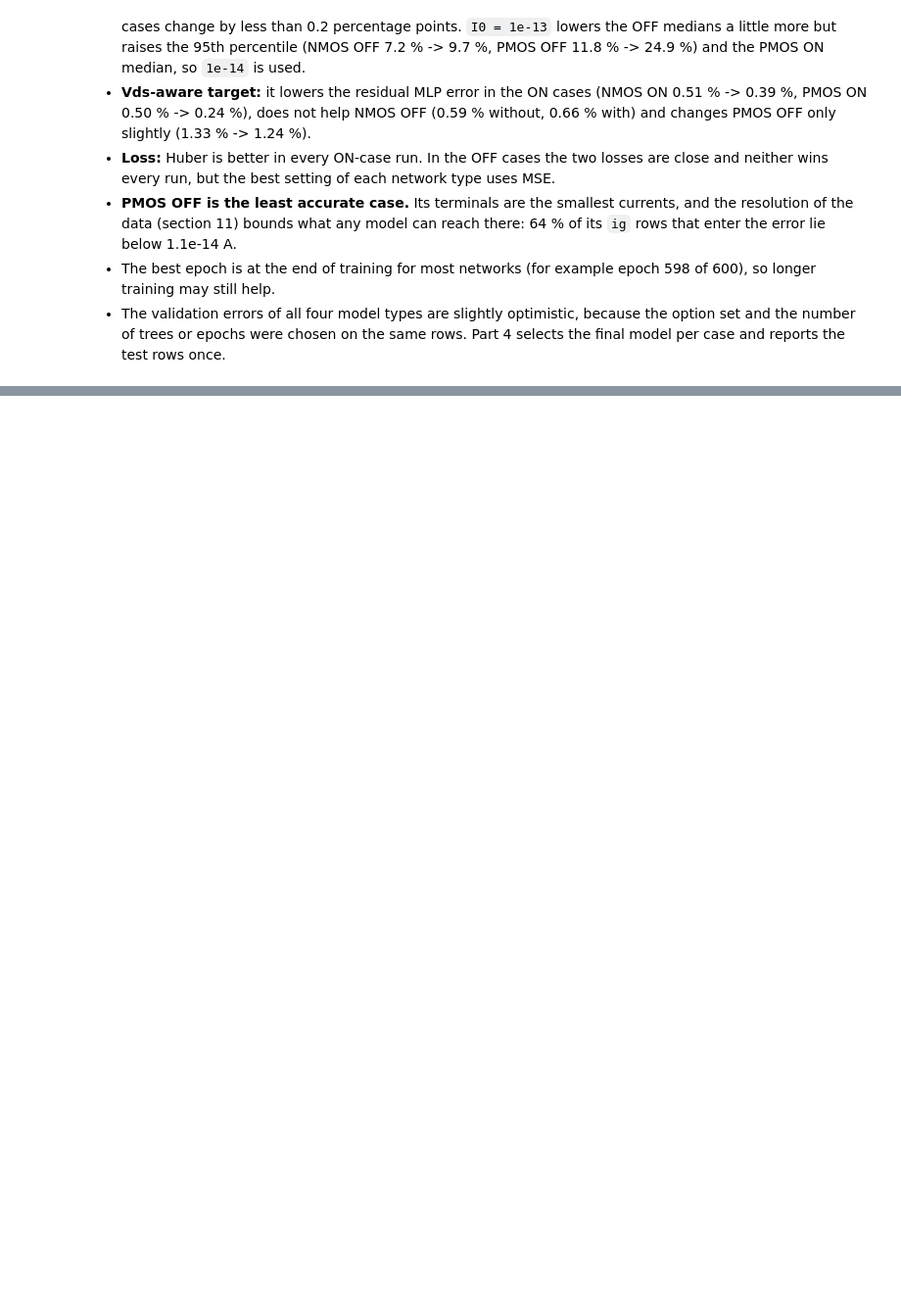
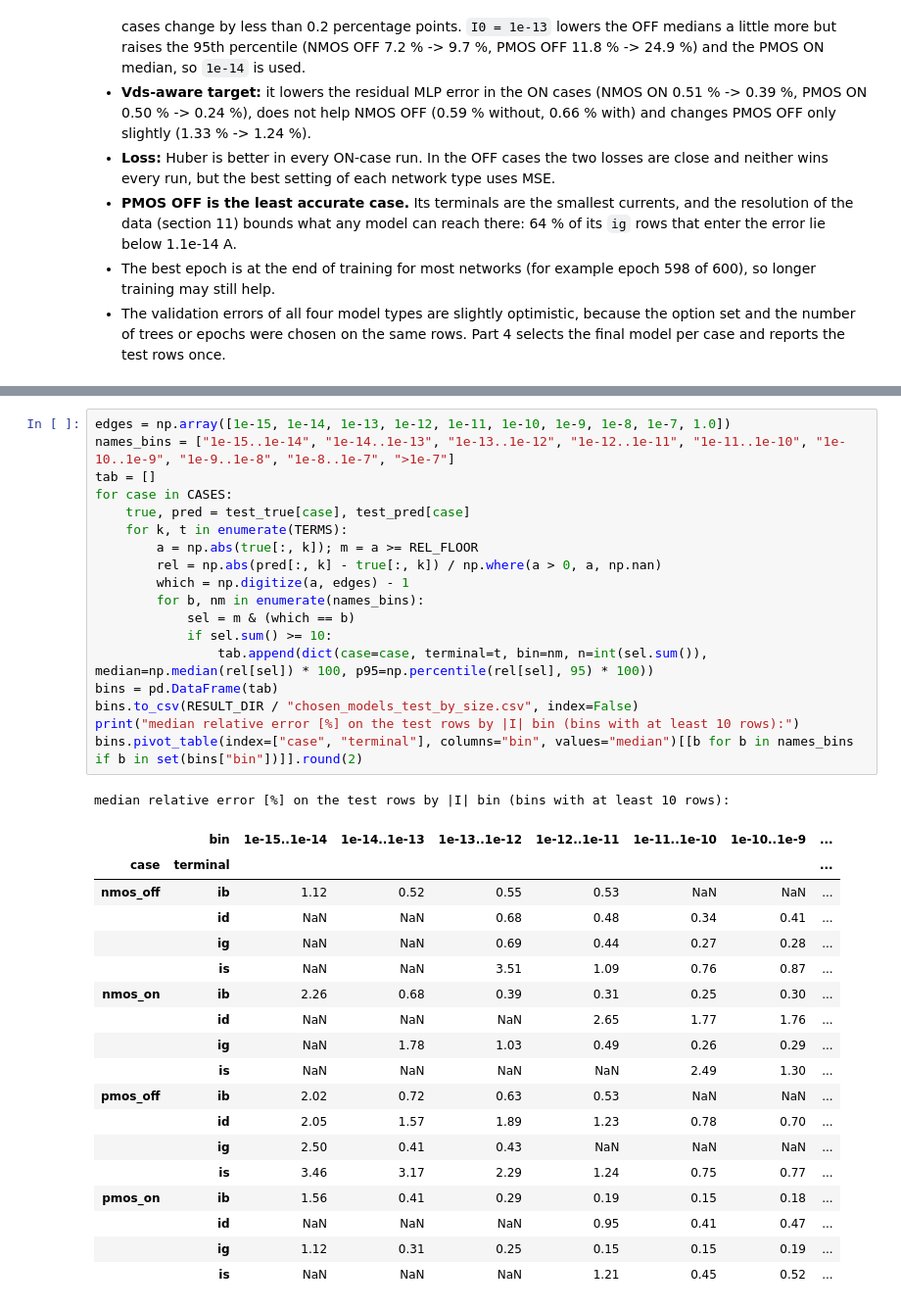
Before and after one commit to rtvk2/dvd-leakage-estimation, a Jupyter notebook: notebooks/03_train.ipynb, the cells around one changed output, grey strips where cells are left out. Shown at 98% size. Saved outputs shown, nothing was run; the diff lists cells and outputs as text; blank space fills up the shorter version.

```diff
--- a/notebooks/03_train.ipynb
+++ b/notebooks/03_train.ipynb
@@ -950,0 +1072,38 @@ The 95th-percentile error of the residual MLP is 2.2 % (NMOS ON), 4.1 % (NMOS OF
+# %%
+edges = np.array([1e-15, 1e-14, 1e-13, 1e-12, 1e-11, 1e-10, 1e-9, 1e-8, 1e-7, 1.0])
+names_bins = ["1e-15..1e-14", "1e-14..1e-13", "1e-13..1e-12", "1e-12..1e-11", "1e-11..1e-10", "1e-10..1e-9", "1e-9..1e-8", "1e-8..1e-7", ">1e-7"]
+tab = []
+for case in CASES:
+    true, pred = test_true[case], test_pred[case]
+    for k, t in enumerate(TERMS):
+        a = np.abs(true[:, k]); m = a >= REL_FLOOR
+        rel = np.abs(pred[:, k] - true[:, k]) / np.where(a > 0, a, np.nan)
+        which = np.digitize(a, edges) - 1
+        for b, nm in enumerate(names_bins):
+            sel = m & (which == b)
+            if sel.sum() >= 10:
+                tab.append(dict(case=case, terminal=t, bin=nm, n=int(sel.sum()), median=np.median(rel[sel]) * 100, p95=np.percentile(rel[sel], 95) * 100))
+bins = pd.DataFrame(tab)
+bins.to_csv(RESULT_DIR / "chosen_models_test_by_size.csv", index=False)
+print("median relative error [%] on the test rows by |I| bin (bins with at least 10 rows):")
+bins.pivot_table(index=["case", "terminal"], columns="bin", values="median")[[b for b in names_bins if b in set(bins["bin"])]].round(2)
+# %% [output]
+median relative error [%] on the test rows by |I| bin (bins with at least 10 rows):
+|  | bin | 1e-15..1e-14 | 1e-14..1e-13 | 1e-13..1e-12 | 1e-12..1e-11 | 1e-11..1e-10 | 1e-10..1e-9 | ... |
+| case | terminal |  |  |  |  |  |  | ... |
+| nmos_off | ib | 1.12 | 0.52 | 0.55 | 0.53 | NaN | NaN | ... |
+|  | id | NaN | NaN | 0.68 | 0.48 | 0.34 | 0.41 | ... |
+|  | ig | NaN | NaN | 0.69 | 0.44 | 0.27 | 0.28 | ... |
+|  | is | NaN | NaN | 3.51 | 1.09 | 0.76 | 0.87 | ... |
+| nmos_on | ib | 2.26 | 0.68 | 0.39 | 0.31 | 0.25 | 0.30 | ... |
+|  | id | NaN | NaN | NaN | 2.65 | 1.77 | 1.76 | ... |
+|  | ig | NaN | 1.78 | 1.03 | 0.49 | 0.26 | 0.29 | ... |
+|  | is | NaN | NaN | NaN | NaN | 2.49 | 1.30 | ... |
+| pmos_off | ib | 2.02 | 0.72 | 0.63 | 0.53 | NaN | NaN | ... |
+|  | id | 2.05 | 1.57 | 1.89 | 1.23 | 0.78 | 0.70 | ... |
+|  | ig | 2.50 | 0.41 | 0.43 | NaN | NaN | NaN | ... |
+|  | is | 3.46 | 3.17 | 2.29 | 1.24 | 0.75 | 0.77 | ... |
+| pmos_on | ib | 1.56 | 0.41 | 0.29 | 0.19 | 0.15 | 0.18 | ... |
+|  | id | NaN | NaN | NaN | 0.95 | 0.41 | 0.47 | ... |
+|  | ig | 1.12 | 0.31 | 0.25 | 0.15 | 0.15 | 0.19 | ... |
+|  | is | NaN | NaN | NaN | 1.21 | 0.45 | 0.52 | ... |
```
Also changed, not shown: parts of 16 cells of this notebook, 11 other files.
